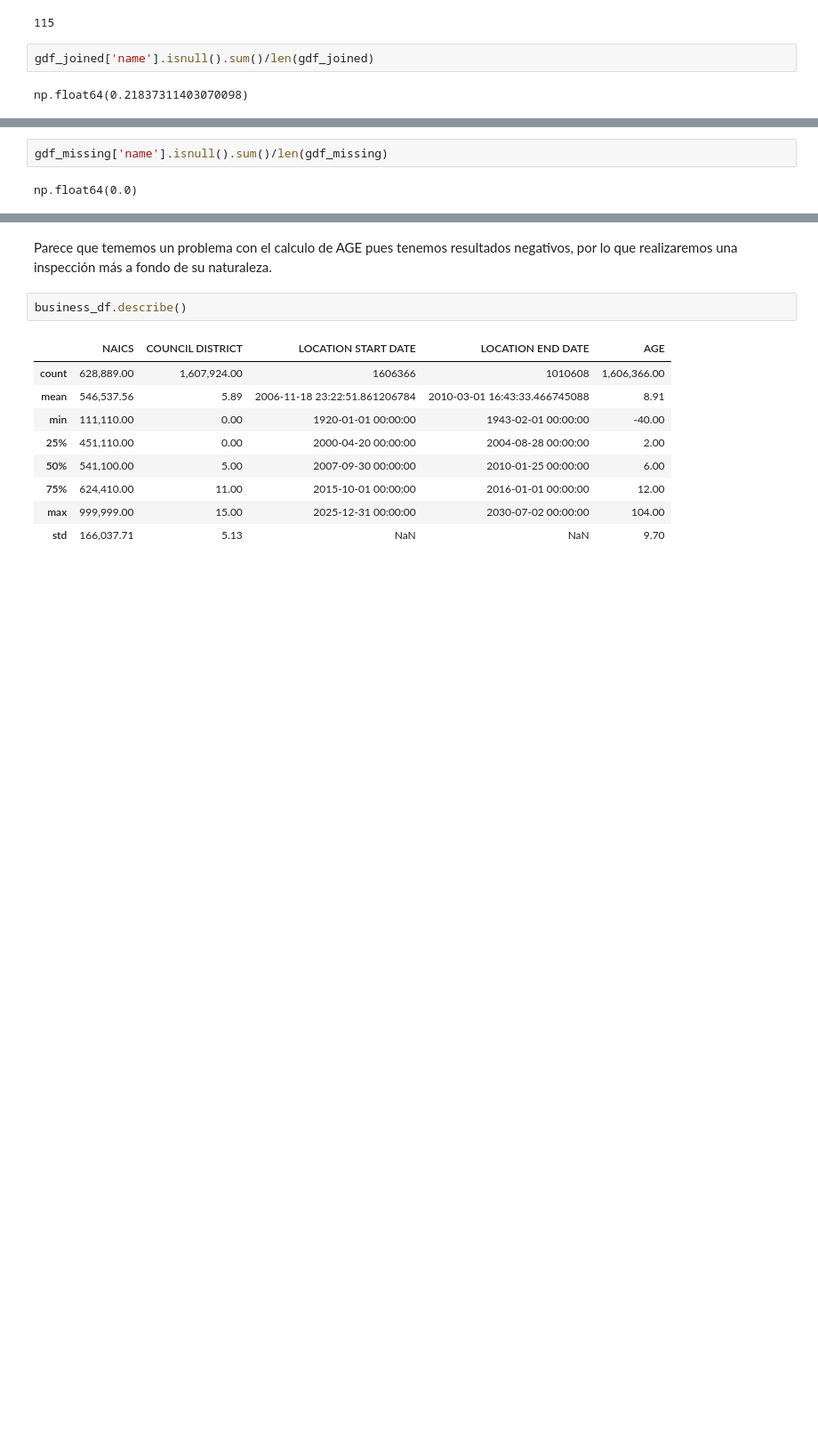
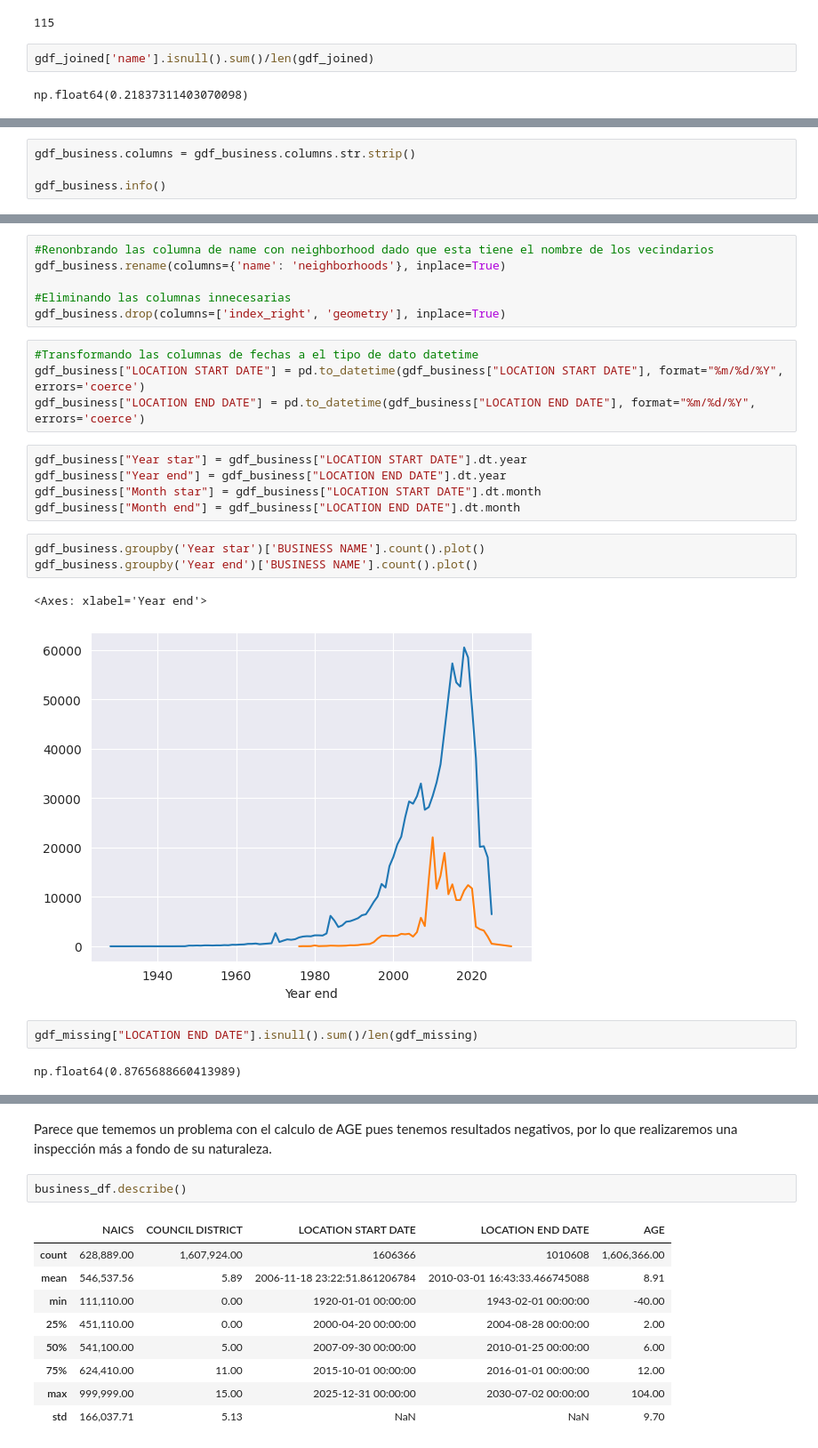
Before and after one commit to JavierFigueroa21/DataScience_KPI_Project, a Jupyter notebook: negocios_fase1.ipynb, the cells around one changed output, grey strips where cells are left out. Shown: that part at 89% size. Drawn from its saved outputs; the diff is of its cells as text; blank space fills up the shorter version.

Commit message:
Cambios sobre los procesos de limpieza de la base de datos de negocios

```diff
--- a/negocios_fase1.ipynb
+++ b/negocios_fase1.ipynb
@@ -322,0 +193,4 @@ gdf_missing['dist_k'] = dist.flatten()*6371   # km
+# %%
+gdf_business.columns = gdf_business.columns.str.strip()
+
+gdf_business.info()
@@ -323,4 +215,25 @@ gdf_missing['dist_k'] = dist.flatten()*6371   # km
+# %%
+#Renonbrando las columna de name con neighborhood dado que esta tiene el nombre de los vecindarios
+gdf_business.rename(columns={'name': 'neighborhoods'}, inplace=True)
+
+#Eliminando las columnas innecesarias
+gdf_business.drop(columns=['index_right', 'geometry'], inplace=True)
+# %%
+#Transformando las columnas de fechas a el tipo de dato datetime
+gdf_business["LOCATION START DATE"] = pd.to_datetime(gdf_business["LOCATION START DATE"], format="%m/%d/%Y", errors='coerce')
+gdf_business["LOCATION END DATE"] = pd.to_datetime(gdf_business["LOCATION END DATE"], format="%m/%d/%Y", errors='coerce')
+# %%
+gdf_business["Year star"] = gdf_business["LOCATION START DATE"].dt.year
+gdf_business["Year end"] = gdf_business["LOCATION END DATE"].dt.year
+gdf_business["Month star"] = gdf_business["LOCATION START DATE"].dt.month
+gdf_business["Month end"] = gdf_business["LOCATION END DATE"].dt.month
+# %%
+gdf_business.groupby('Year star')['BUSINESS NAME'].count().plot()
+gdf_business.groupby('Year end')['BUSINESS NAME'].count().plot()
+# %% [output]
+<Axes: xlabel='Year end'>
+[figure, added]
 # %%
-gdf_missing['name'].isnull().sum()/len(gdf_missing)
+gdf_missing["LOCATION END DATE"].isnull().sum()/len(gdf_missing)
 # %% [output]
-np.float64(0.0)
+np.float64(0.8765688660413989)
```
Also changed, not shown: parts of 26 cells of this notebook.
